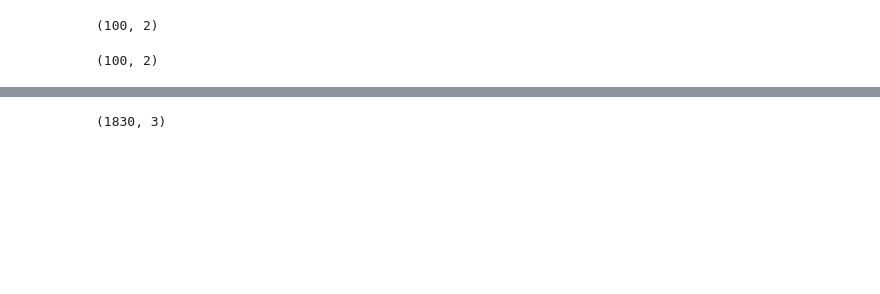
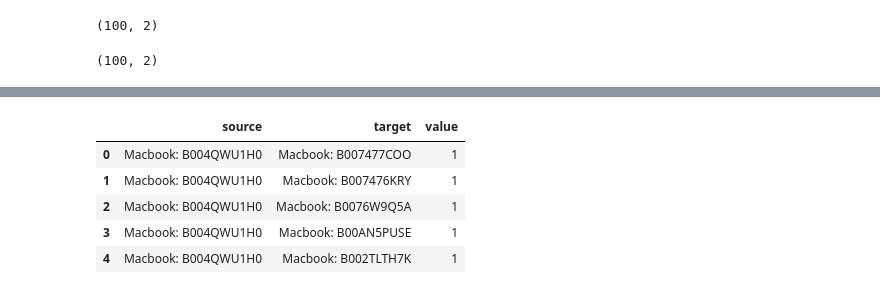
Before and after one commit to xiangzhemeng/Amazon-Electronic-Product-Network-Analysis, a Jupyter notebook: project network notebook.ipynb, the cells around one changed output, grey strips where cells are left out. Drawn from its saved outputs; the diff is of its cells as text; code cells hidden in the pictures; blank space fills up the shorter version.

```diff
--- a/project network notebook.ipynb
+++ b/project network notebook.ipynb
@@ -199,4 +270,9 @@ for asin in df_all_net.index.values:
 # %%
-df_link.shape
+df_link.head()
 # %% [output]
-(1830, 3)
+|  | source | target | value |
+| 0 | Macbook: B004QWU1H0 | Macbook: B007477COO | 1 |
+| 1 | Macbook: B004QWU1H0 | Macbook: B007476KRY | 1 |
+| 2 | Macbook: B004QWU1H0 | Macbook: B0076W9Q5A | 1 |
+| 3 | Macbook: B004QWU1H0 | Macbook: B00AN5PUSE | 1 |
+| 4 | Macbook: B004QWU1H0 | Macbook: B002TLTH7K | 1 |
```
Also changed, not shown: parts of 26 cells of this notebook, 10 other files.
